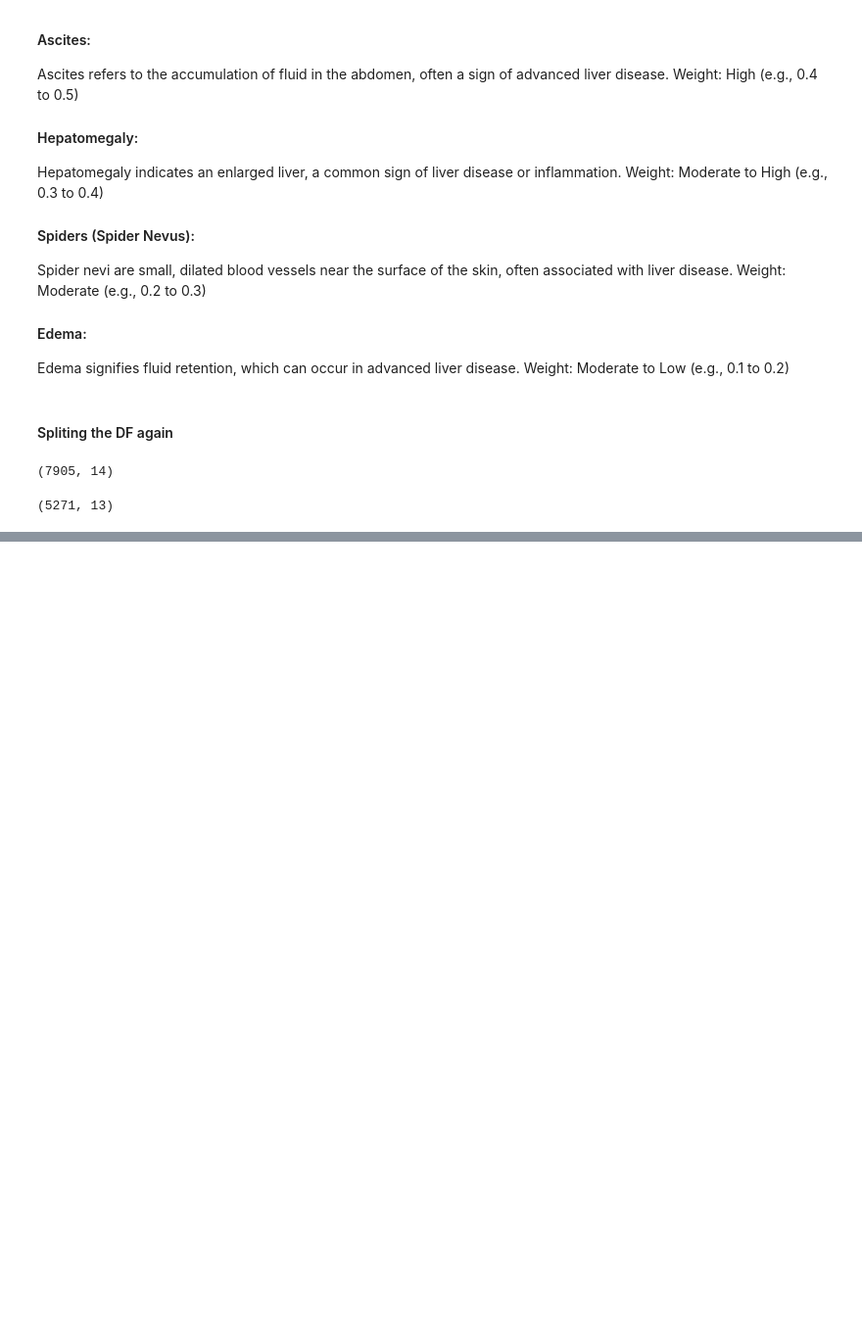
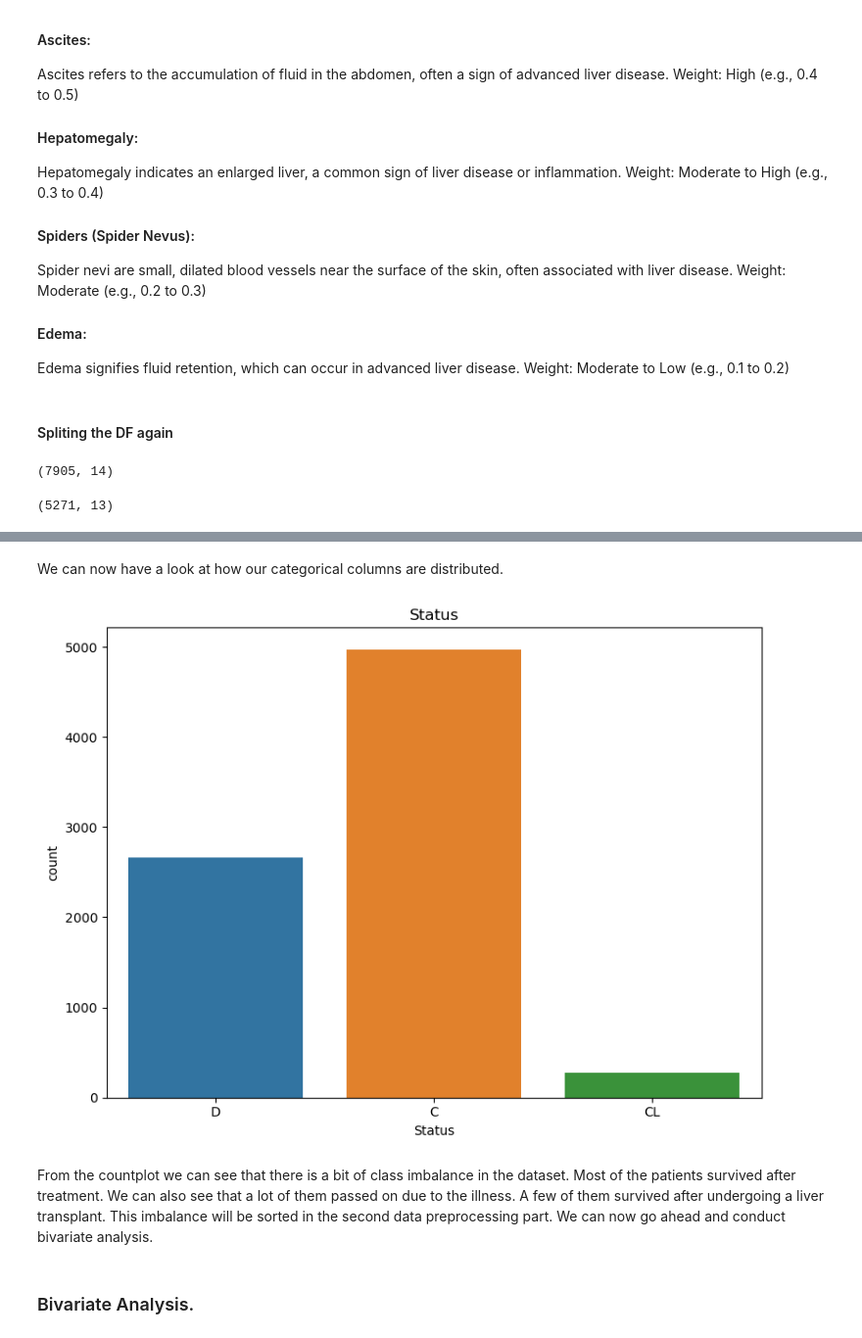
Before and after one commit to robbymumo/Multi-Class-Prediction-of-Cirrhosis-Outcomes, a Jupyter notebook: index_file.ipynb, the cells around one changed output, grey strips where cells are left out. Shown: that part at 98% size. Cells and saved outputs as stored; diff of their text form; code cells hidden in the pictures; blank space fills up the shorter version.

```diff
--- a/index_file.ipynb
+++ b/index_file.ipynb
@@ -405,0 +512,18 @@ test_df.shape
+# %% [markdown]
+We can now have a look at how our categorical columns are distributed.
+# %%
+# Creating the countplots
+# Create a figure with a grid of subplots
+fig, ax = plt.subplots(figsize=(8, 6))
+# Iterate over categorical columns and create countplots
+sns.countplot(data=train_df, x=train_df['Status'], ax=ax)
+ax.set_title('Status')
+# Show the plot
+plt.tight_layout()
+plt.show();
+# %% [output]
+[figure, added]
+# %% [markdown]
+From the countplot we can see that there is a bit of class imbalance in the dataset. Most of the patients survived after treatment. We can also see that a lot of them passed on due to the illness. A few of them survived after undergoing a liver transplant. This imbalance will be sorted in the second data preprocessing part. We can now go ahead and conduct bivariate analysis.
+# %% [markdown]
+### Bivariate Analysis.
```
Also changed, not shown: parts of 9 cells of this notebook.
